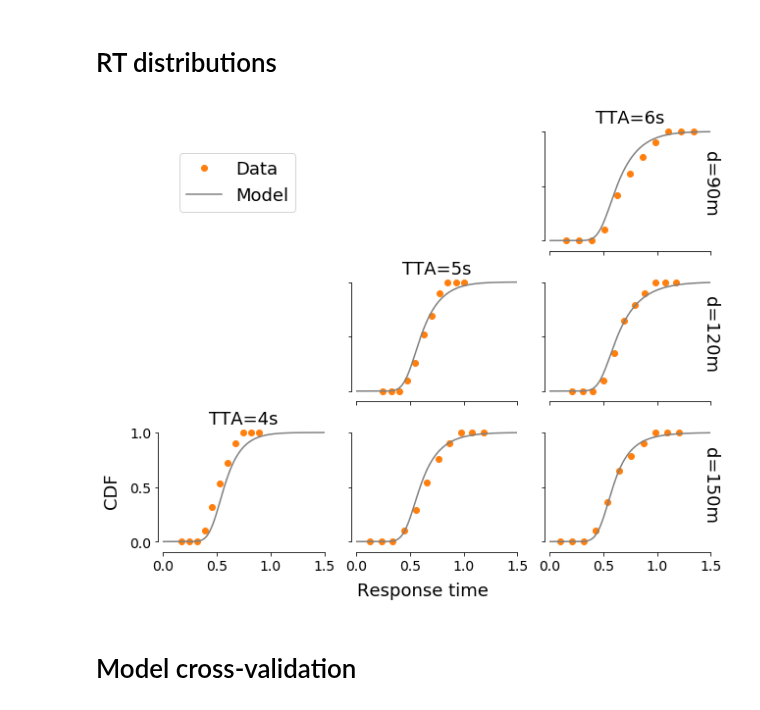
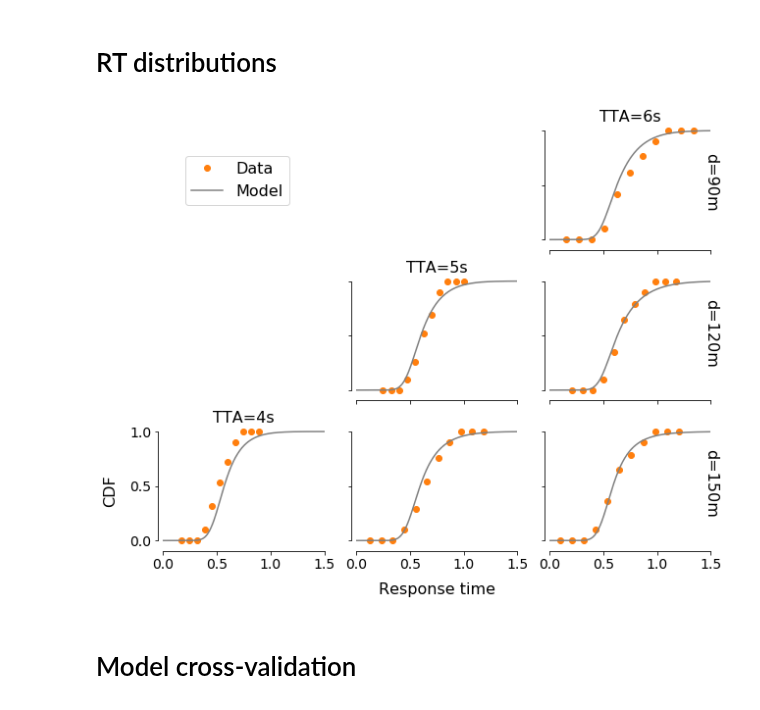
Before and after one commit to cherepaha/evidence_accumulation_in_gap_acceptance, a Jupyter notebook: data_and_model_analysis/paper_figures.ipynb, the cells around one changed output. Cells and saved outputs as stored; diff of their text form; code cells hidden in the pictures.

```diff
--- a/data_and_model_analysis/paper_figures.ipynb
+++ b/data_and_model_analysis/paper_figures.ipynb
@@ -17,0 +23,25 @@ exp_measures = pd.read_csv('../data/measures.csv')
+# %%
+def get_vincentized_rt_mean(exp_measures, condition):
+    print(condition)
+    condition_data = exp_measures[(exp_measures.is_turn_decision)
+                                    & (exp_measures.d_condition==condition['d_condition'])
+                                    & (exp_measures.tta_condition==condition['tta_condition'])]
+    class condition_vincent_average(scipy.stats.rv_continuous):
+            def _cdf(self, x):
+                q = np.linspace(0.0, 1.0, 11)
+                condition_quantiles = condition_data.groupby('subj_id').apply(lambda d: np.quantile(a=d.RT, q=q)).mean()
+                cdf_vincent = interpolate.interp1d(condition_quantiles, q, bounds_error=False, fill_value=(0,1))
+                return cdf_vincent(x)
+
+    cond_vincent=condition_vincent_average(name="empricial vincentized RT distribution")
+    return(np.nan if len(condition_data)<3 else cond_vincent.mean())
+
+# def save_group_means_by_condition(exp_measures):
+conditions = [{'d_condition': d, 'tta_condition': TTA}
+          for d in sorted(exp_measures.d_condition.unique())
+          for TTA in sorted(exp_measures.tta_condition.unique())]
+rt_means = pd.DataFrame(conditions)
+
+get_rt_mean = lambda condition: get_vincentized_rt_mean(exp_measures, condition)
+rt_means['RT'] = [get_rt_mean(condition) for condition in conditions]
+rt_means.to_csv('rt_group_means.csv', index=False)
@@ -284,11 +327,11 @@ def plot_vincentized_rt_pdf(exp_data, model_rts, cumulative=False):
         if (((condition['d'] == 90) & (condition['TTA'] == 6))
             | ((condition['d'] == 120) & (condition['TTA'] == 5))
             | ((condition['d'] == 150) & (condition['TTA'] == 4))):
-            ax.text(0.5, 1.02, 'TTA=%is' % condition['TTA'], fontsize=18, transform=ax.transAxes,
+            ax.text(0.5, 1.02, 'TTA=%is' % condition['TTA'], fontsize=16, transform=ax.transAxes,
                         horizontalalignment='center', verticalalignment='center')
 
         if condition['TTA'] == 6:
-            ax.text(1.0, 0.5, 'd=%im' % condition['d'], fontsize=18, transform=ax.transAxes, rotation=-90,
+            ax.text(1.0, 0.5, 'd=%im' % condition['d'], fontsize=16, transform=ax.transAxes, rotation=-90,
                 horizontalalignment='center', verticalalignment='center')
 
         condition_data = exp_data[(exp_data.is_turn_decision)
@@ -328,17 +371,17 @@ def plot_vincentized_rt_pdf(exp_data, model_rts, cumulative=False):
         ax.set_xlim((0, 1.5))
         sns.despine(offset=5, trim=True)
 
-    fig.text(0.4, 0.04, 'Response time', fontsize=18)
-    fig.text(0.04, 0.2, 'CDF' if cumulative else 'PDF', fontsize=18, rotation=90)
+    fig.text(0.43, 0.04, 'Response time', fontsize=16)
+    fig.text(0.04, 0.2, 'CDF' if cumulative else 'PDF', fontsize=16, rotation=90)
 
     return fig, axes
 # %%
 model_rts = pd.read_csv(os.path.join(fit_results_path, 'cross_validation_all_rt_cdf.csv'))
 fig, axes = plot_vincentized_rt_pdf(exp_measures, model_rts, cumulative=True)
-fig.legend(labels=['Data', 'Model'], loc='center', bbox_to_anchor=(0.2, 0.75), fontsize=18, frameon=True)
-plt.savefig('../output/fig_RT_dist.png', bbox_inches='tight')
+fig.legend(labels=['Data', 'Model'], loc='center', bbox_to_anchor=(0.2, 0.75), fontsize=16, frameon=True)
+plt.savefig('../output/fig_RT_dist.pdf', bbox_inches='tight')
 # %% [output]
-[figure, old version]
+[figure, new version]
 # %% [markdown]
 # Model cross-validation
 # %%
```
Also changed, not shown: parts of 10 cells of this notebook, 4 other files.
